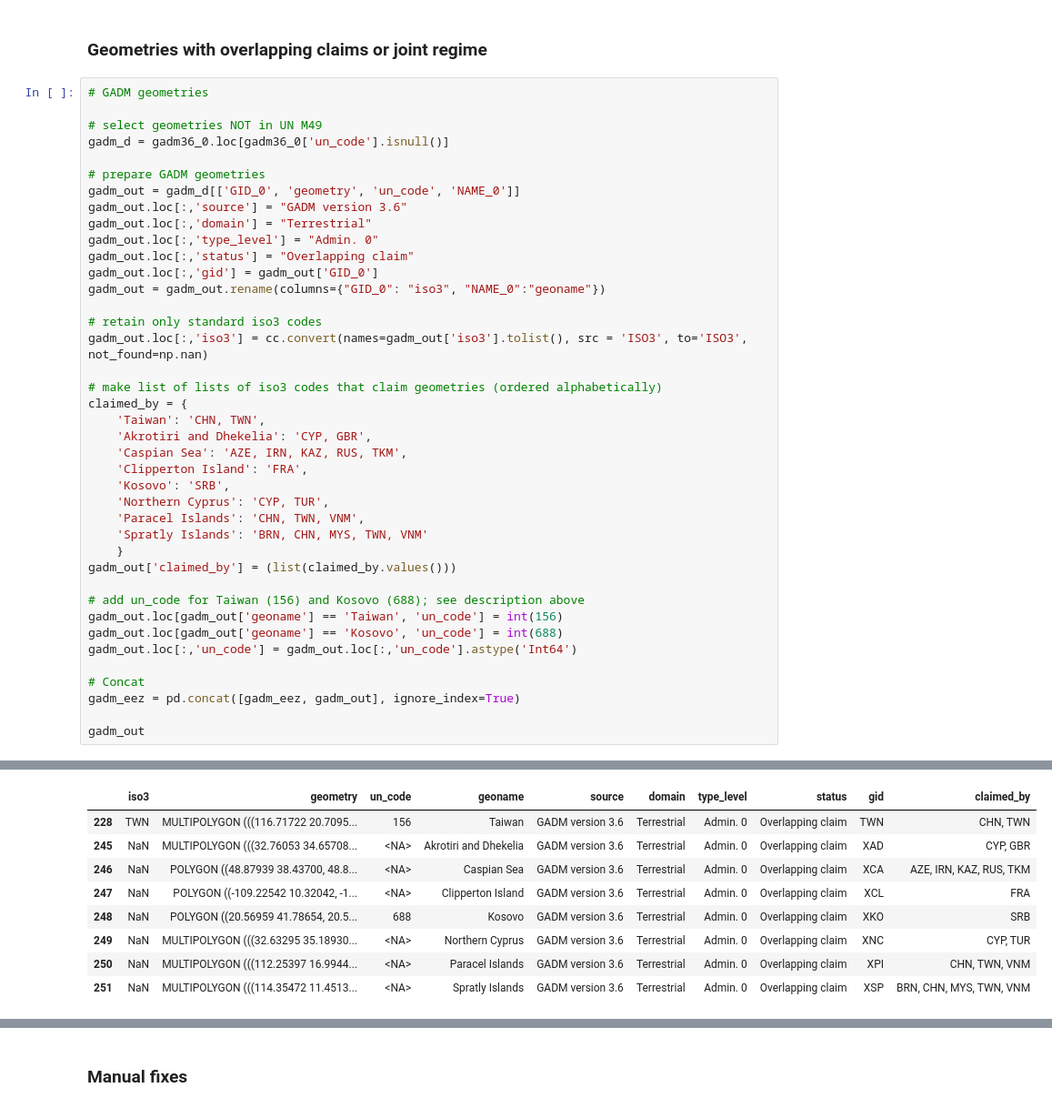
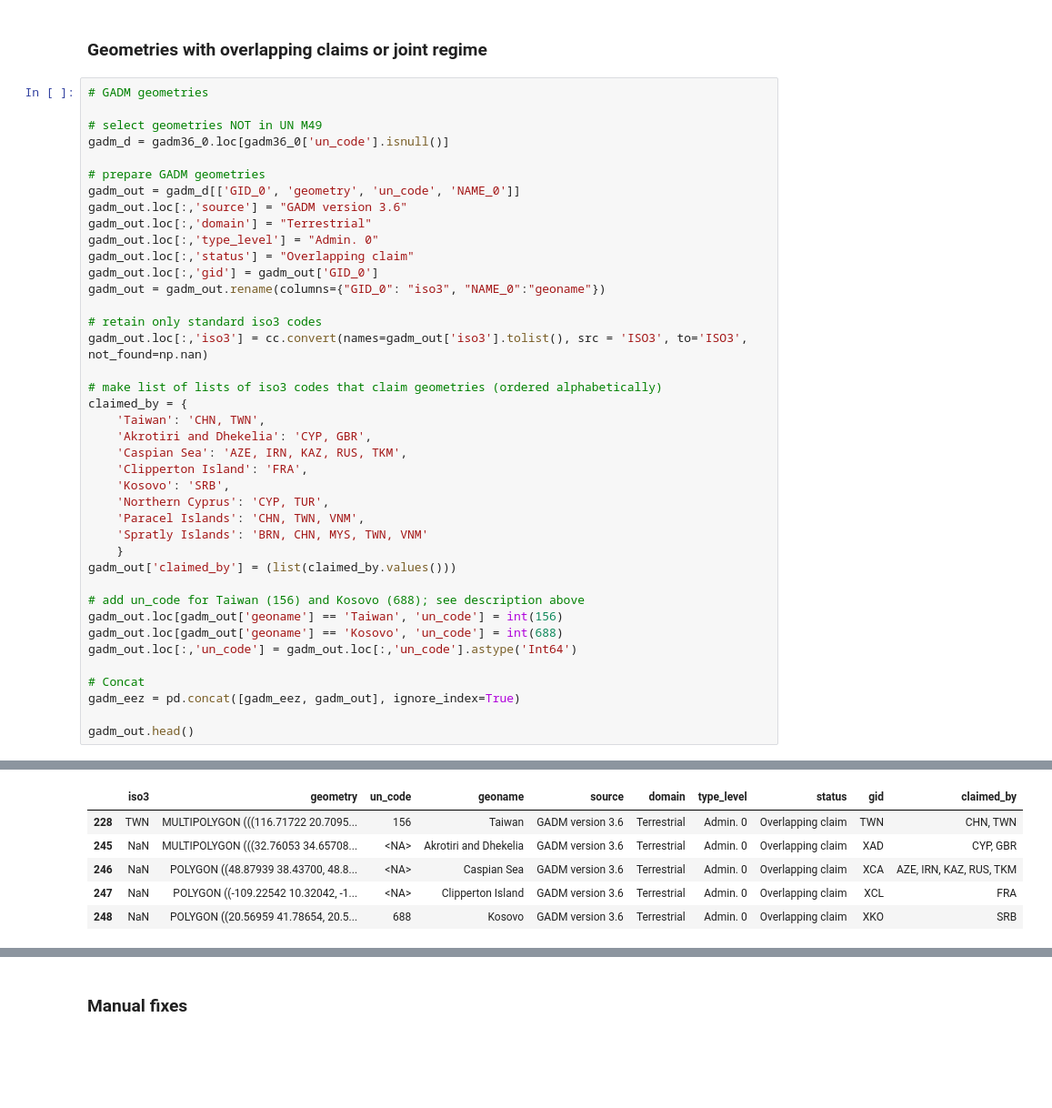
Before and after one commit to Vizzuality/mangrove-atlas-data, a Jupyter notebook: create_gadm_eez_boundaries.ipynb, the cells around one changed output, grey strips where cells are left out. Shown at 91% size. Saved outputs shown, nothing was run; the diff lists cells and outputs as text; blank space fills up the shorter version.

```diff
--- a/create_gadm_eez_boundaries.ipynb
+++ b/create_gadm_eez_boundaries.ipynb
@@ -707,37 +876,34 @@ gadm_out.loc[gadm_out['geoname'] == 'Taiwan', 'un_code'] = int(156)
 gadm_out.loc[gadm_out['geoname'] == 'Kosovo', 'un_code'] = int(688)
 gadm_out.loc[:,'un_code'] = gadm_out.loc[:,'un_code'].astype('Int64')
 
 # Concat
 gadm_eez = pd.concat([gadm_eez, gadm_out], ignore_index=True)
 
-gadm_out
+gadm_out.head()
 # %% [output]
 A value is trying to be set on a copy of a slice from a DataFrame.
 Try using .loc[row_indexer,col_indexer] = value instead
 
 See the caveats in the documentation: https://pandas.pydata.org/pandas-docs/stable/user_guide/indexing.html#returning-a-view-versus-a-copy
   self.obj[key] = _infer_fill_value(value)
 A value is trying to be set on a copy of a slice from a DataFrame.
 Try using .loc[row_indexer,col_indexer] = value instead
 
 See the caveats in the documentation: https://pandas.pydata.org/pandas-docs/stable/user_guide/indexing.html#returning-a-view-versus-a-copy
   self.obj[item] = s
 WARNING:root:XAD not found in ISO3
 WARNING:root:XCA not found in ISO3
 WARNING:root:XCL not found in ISO3
 WARNING:root:XKO not found in ISO3
 WARNING:root:XNC not found in ISO3
 WARNING:root:XPI not found in ISO3
 WARNING:root:XSP not found in ISO3
 |  | iso3 | geometry | un_code | geoname | source | domain | type_level | status | gid | claimed_by |
 | 228 | TWN | MULTIPOLYGON (((116.71722 20.7095... | 156 | Taiwan | GADM version 3.6 | Terrestrial | Admin. 0 | Overlapping claim | TWN | CHN, TWN |
 | 245 | NaN | MULTIPOLYGON (((32.76053 34.65708... | <NA> | Akrotiri and Dhekelia | GADM version 3.6 | Terrestrial | Admin. 0 | Overlapping claim | XAD | CYP, GBR |
 | 246 | NaN | POLYGON ((48.87939 38.43700, 48.8... | <NA> | Caspian Sea | GADM version 3.6 | Terrestrial | Admin. 0 | Overlapping claim | XCA | AZE, IRN, KAZ, RUS, TKM |
 | 247 | NaN | POLYGON ((-109.22542 10.32042, -1... | <NA> | Clipperton Island | GADM version 3.6 | Terrestrial | Admin. 0 | Overlapping claim | XCL | FRA |
 | 248 | NaN | POLYGON ((20.56959 41.78654, 20.5... | 688 | Kosovo | GADM version 3.6 | Terrestrial | Admin. 0 | Overlapping claim | XKO | SRB |
-| 249 | NaN | MULTIPOLYGON (((32.63295 35.18930... | <NA> | Northern Cyprus | GADM version 3.6 | Terrestrial | Admin. 0 | Overlapping claim | XNC | CYP, TUR |
-| 250 | NaN | MULTIPOLYGON (((112.25397 16.9944... | <NA> | Paracel Islands | GADM version 3.6 | Terrestrial | Admin. 0 | Overlapping claim | XPI | CHN, TWN, VNM |
-| 251 | NaN | MULTIPOLYGON (((114.35472 11.4513... | <NA> | Spratly Islands | GADM version 3.6 | Terrestrial | Admin. 0 | Overlapping claim | XSP | BRN, CHN, MYS, TWN, VNM |
 # %%
 # EEZ joint regime
 
```
Also changed, not shown: parts of 47 cells of this notebook.
